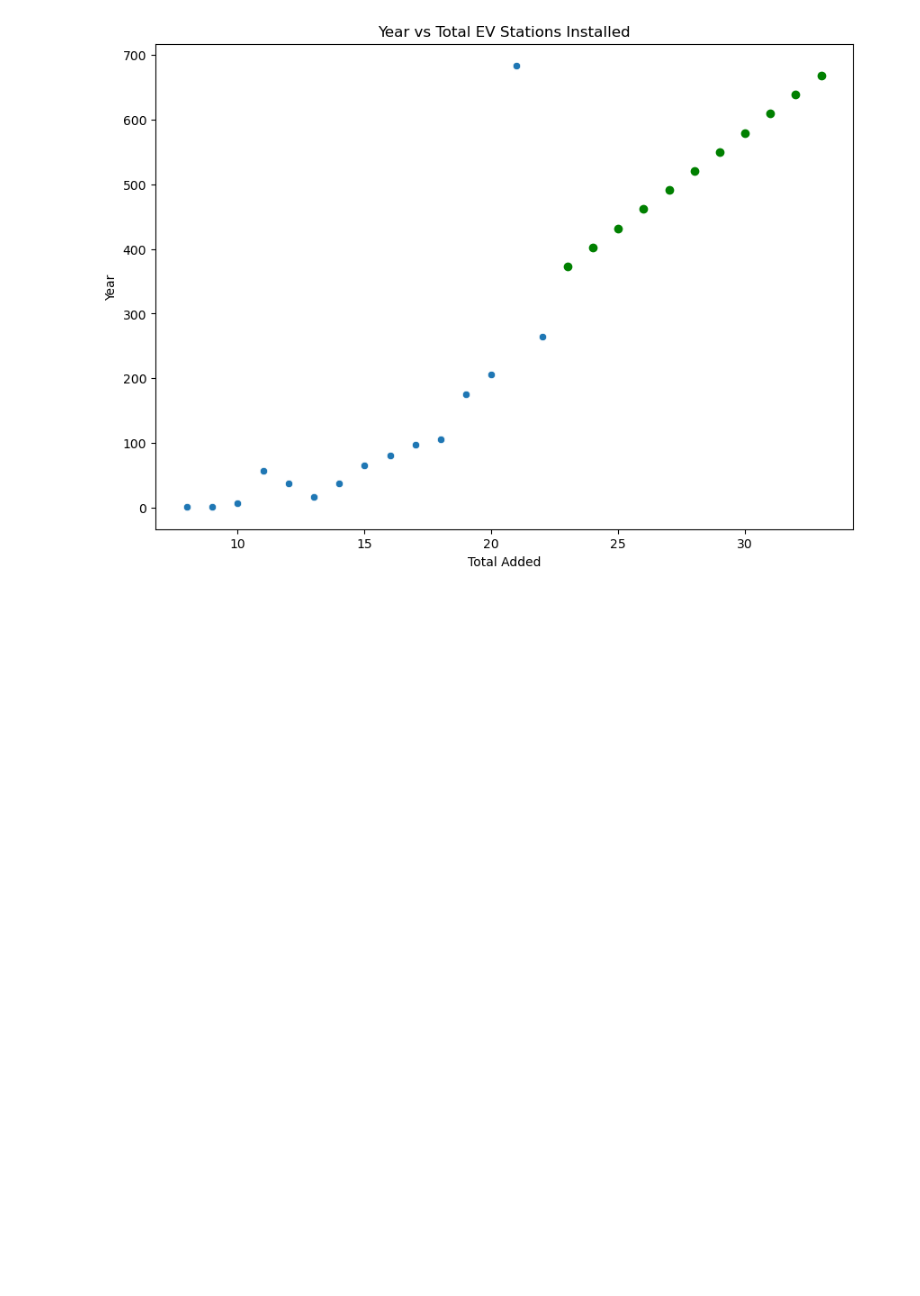
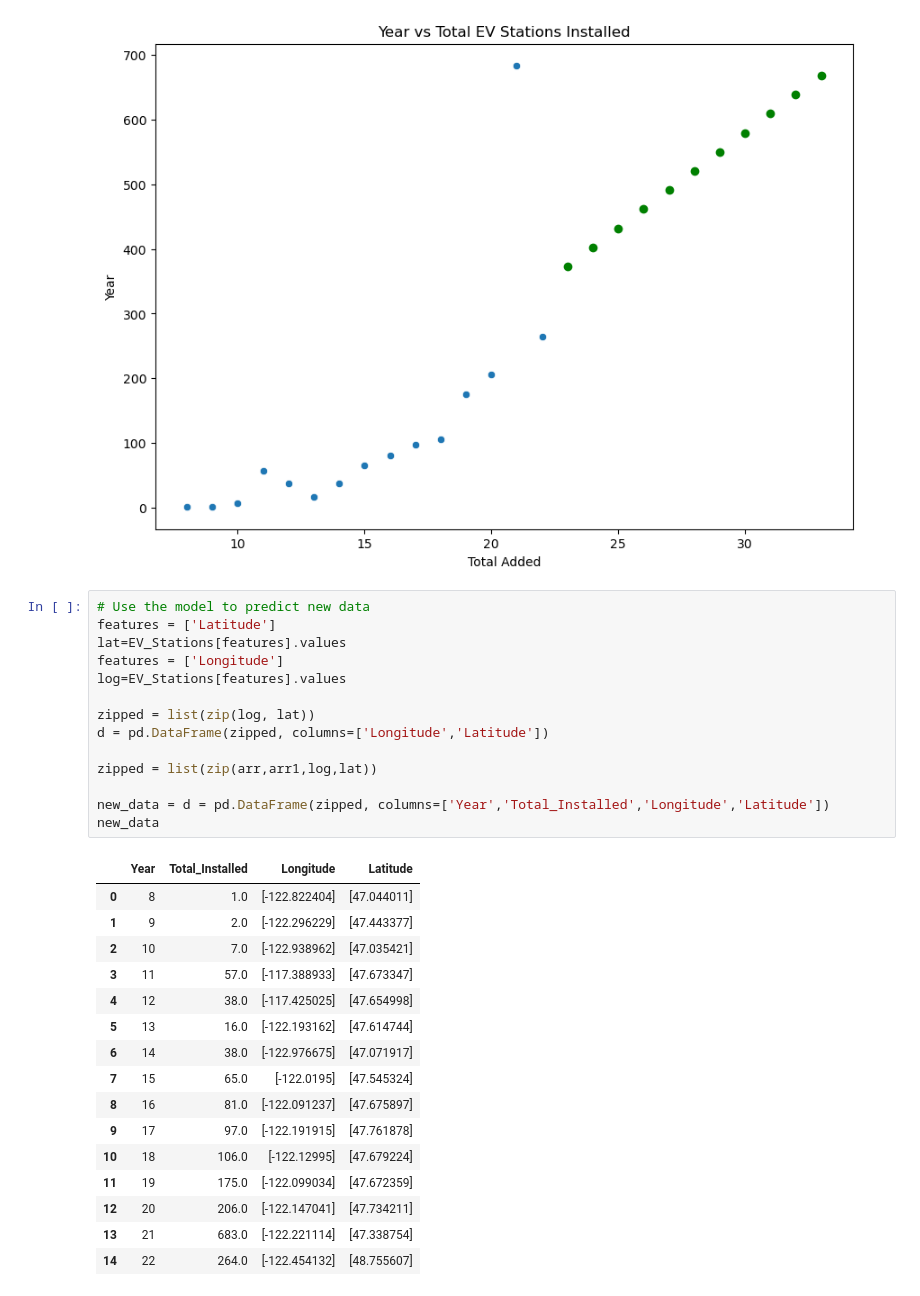
Before and after one commit to DavidN0809/ECGR-4105, a Jupyter notebook: Final Project/EV_Stations.ipynb, the cells around one changed output. Cells and saved outputs as stored; diff of their text form; blank space fills up the shorter version.

```diff
--- a/Final Project/EV_Stations.ipynb
+++ b/Final Project/EV_Stations.ipynb
@@ -273,3 +273,34 @@ plt.ylabel('Year')
 # %% [output]
 Text(0, 0.5, 'Year')
 [figure]
+# %%
+# Use the model to predict new data
+features = ['Latitude']
+lat=EV_Stations[features].values
+features = ['Longitude']
+log=EV_Stations[features].values
+
+zipped = list(zip(log, lat))
+d = pd.DataFrame(zipped, columns=['Longitude','Latitude'])
+
+zipped = list(zip(arr,arr1,log,lat))
+
+new_data = d = pd.DataFrame(zipped, columns=['Year','Total_Installed','Longitude','Latitude'])
+new_data
+# %% [output]
+|  | Year | Total_Installed | Longitude | Latitude |
+| 0 | 8 | 1.0 | [-122.822404] | [47.044011] |
+| 1 | 9 | 2.0 | [-122.296229] | [47.443377] |
+| 2 | 10 | 7.0 | [-122.938962] | [47.035421] |
+| 3 | 11 | 57.0 | [-117.388933] | [47.673347] |
+| 4 | 12 | 38.0 | [-117.425025] | [47.654998] |
+| 5 | 13 | 16.0 | [-122.193162] | [47.614744] |
+| 6 | 14 | 38.0 | [-122.976675] | [47.071917] |
+| 7 | 15 | 65.0 | [-122.0195] | [47.545324] |
+| 8 | 16 | 81.0 | [-122.091237] | [47.675897] |
+| 9 | 17 | 97.0 | [-122.191915] | [47.761878] |
+| 10 | 18 | 106.0 | [-122.12995] | [47.679224] |
+| 11 | 19 | 175.0 | [-122.099034] | [47.672359] |
+| 12 | 20 | 206.0 | [-122.147041] | [47.734211] |
+| 13 | 21 | 683.0 | [-122.221114] | [47.338754] |
+| 14 | 22 | 264.0 | [-122.454132] | [48.755607] |
```
Also changed, not shown: parts of 3 cells of this notebook, 1 other file.
